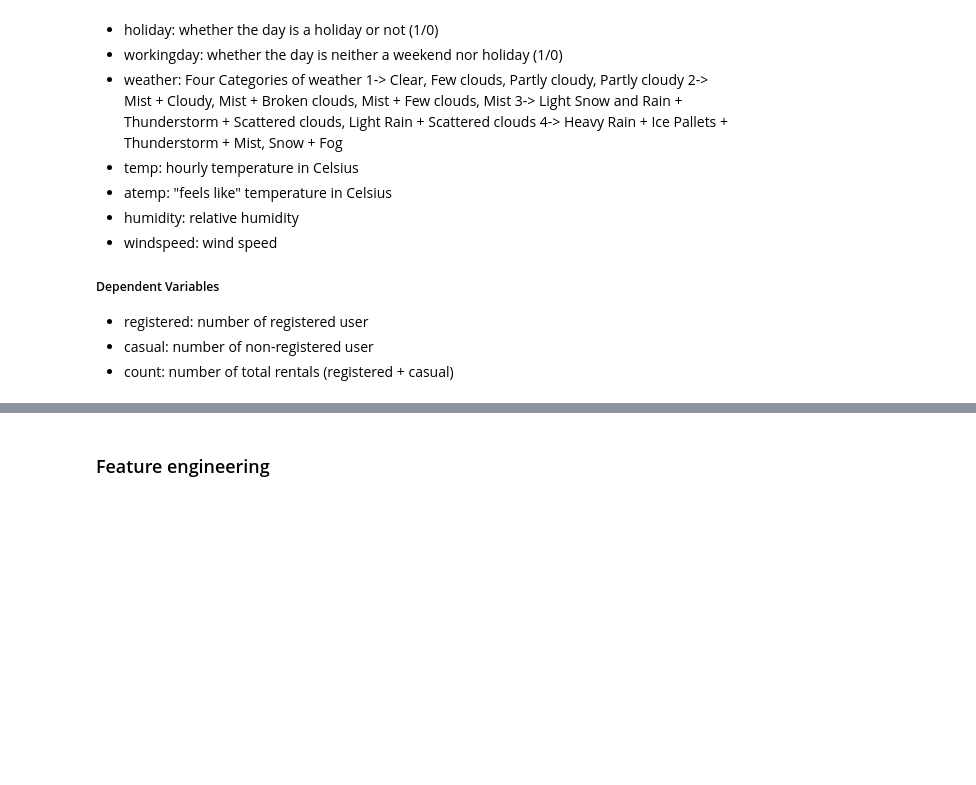
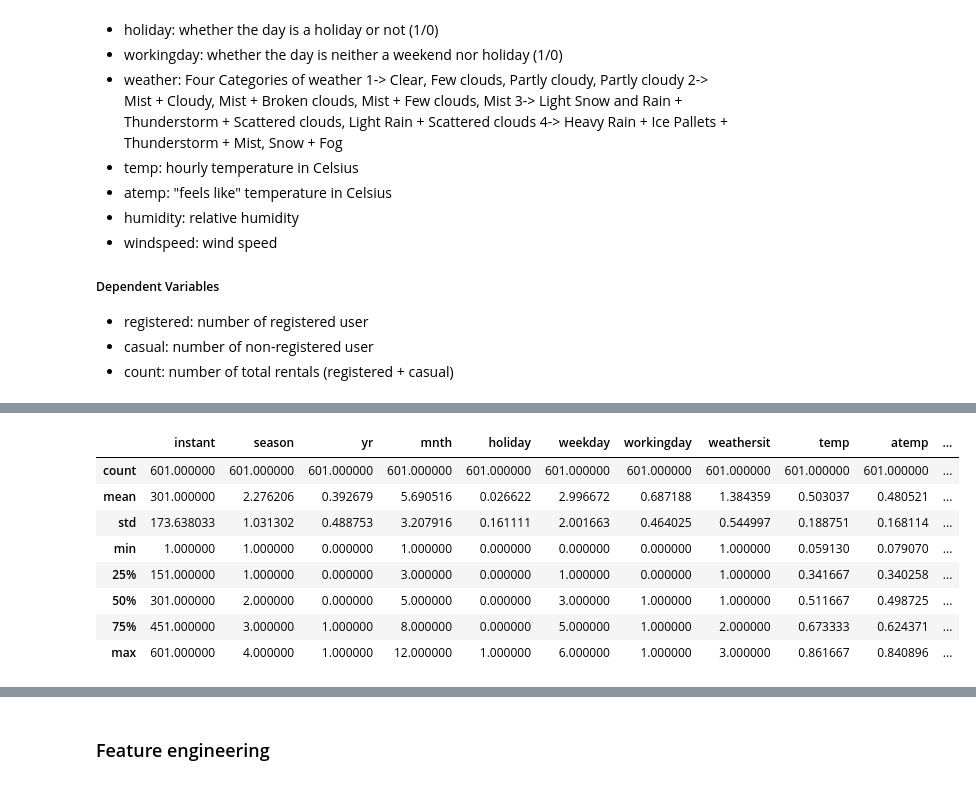
Before and after one commit to amanullahtariq/python-practice, a Jupyter notebook: bike_sharing.ipynb, the cells around one changed output, grey strips where cells are left out. Drawn from its saved outputs; the diff is of its cells as text; code cells hidden in the pictures; blank space fills up the shorter version.

```diff
--- a/bike_sharing.ipynb
+++ b/bike_sharing.ipynb
@@ -41,4 +43,7 @@ from sklearn.ensemble import RandomForestRegressor
 # %%
 # Importing the data
 df = pd.read_csv("../dataset/Bike-Sharing-Dataset/day.csv")
+
+train_df = df.loc[0:600,:]
+test_df = df.loc[600:]
 # %%
@@ -52,4 +88,14 @@ df.nunique()
 # %%
-df.describe()
+train_df.describe()
+# %% [output]
+|  | instant | season | yr | mnth | holiday | weekday | workingday | weathersit | temp | atemp | ... |
+| count | 601.000000 | 601.000000 | 601.000000 | 601.000000 | 601.000000 | 601.000000 | 601.000000 | 601.000000 | 601.000000 | 601.000000 | ... |
+| mean | 301.000000 | 2.276206 | 0.392679 | 5.690516 | 0.026622 | 2.996672 | 0.687188 | 1.384359 | 0.503037 | 0.480521 | ... |
+| std | 173.638033 | 1.031302 | 0.488753 | 3.207916 | 0.161111 | 2.001663 | 0.464025 | 0.544997 | 0.188751 | 0.168114 | ... |
+| min | 1.000000 | 1.000000 | 0.000000 | 1.000000 | 0.000000 | 0.000000 | 0.000000 | 1.000000 | 0.059130 | 0.079070 | ... |
+| 25% | 151.000000 | 1.000000 | 0.000000 | 3.000000 | 0.000000 | 1.000000 | 0.000000 | 1.000000 | 0.341667 | 0.340258 | ... |
+| 50% | 301.000000 | 2.000000 | 0.000000 | 5.000000 | 0.000000 | 3.000000 | 1.000000 | 1.000000 | 0.511667 | 0.498725 | ... |
+| 75% | 451.000000 | 3.000000 | 1.000000 | 8.000000 | 0.000000 | 5.000000 | 1.000000 | 2.000000 | 0.673333 | 0.624371 | ... |
+| max | 601.000000 | 4.000000 | 1.000000 | 12.000000 | 1.000000 | 6.000000 | 1.000000 | 3.000000 | 0.861667 | 0.840896 | ... |
 # %%
 #Checking in there are any null values in the columns and their data types
```
Also changed, not shown: parts of 44 cells of this notebook.
